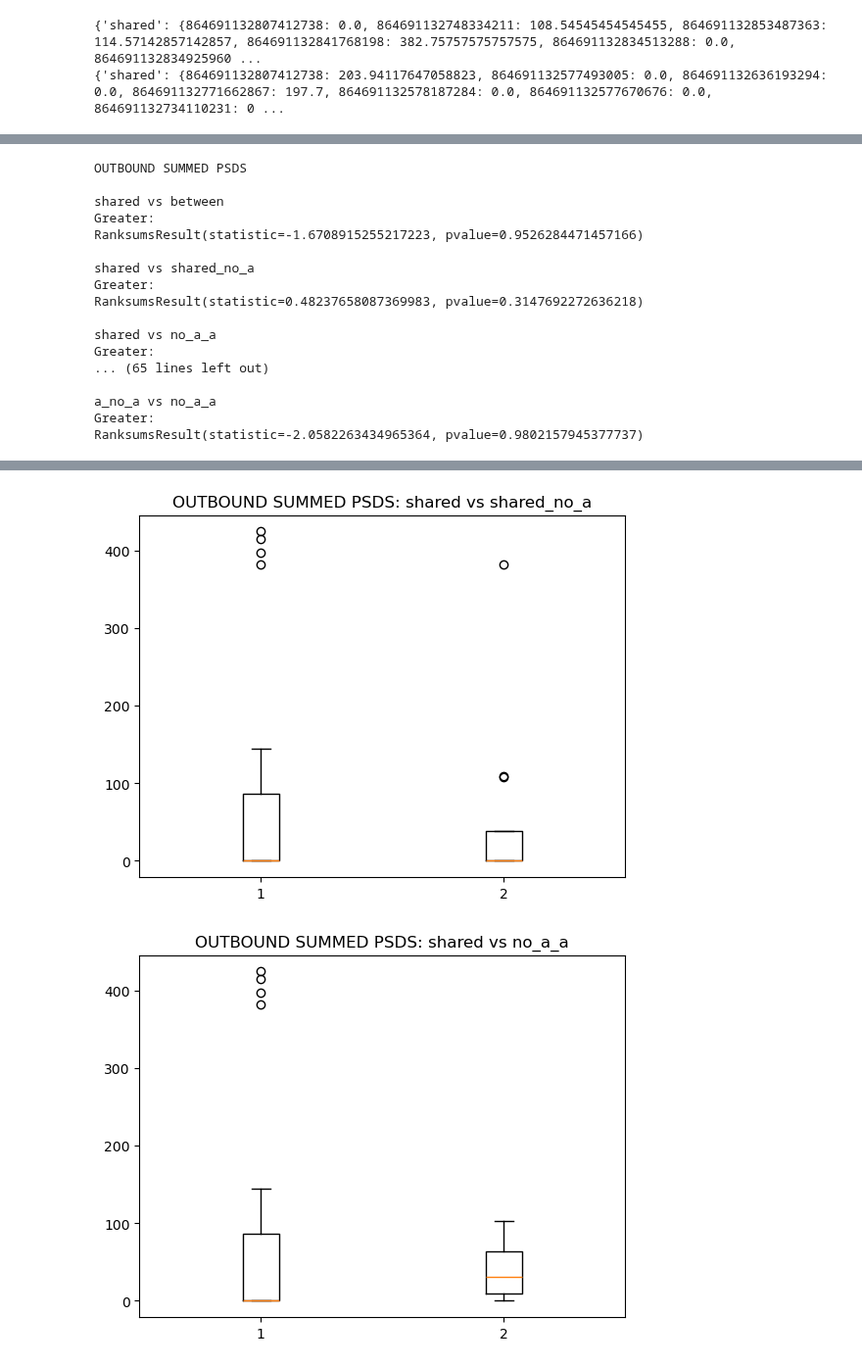
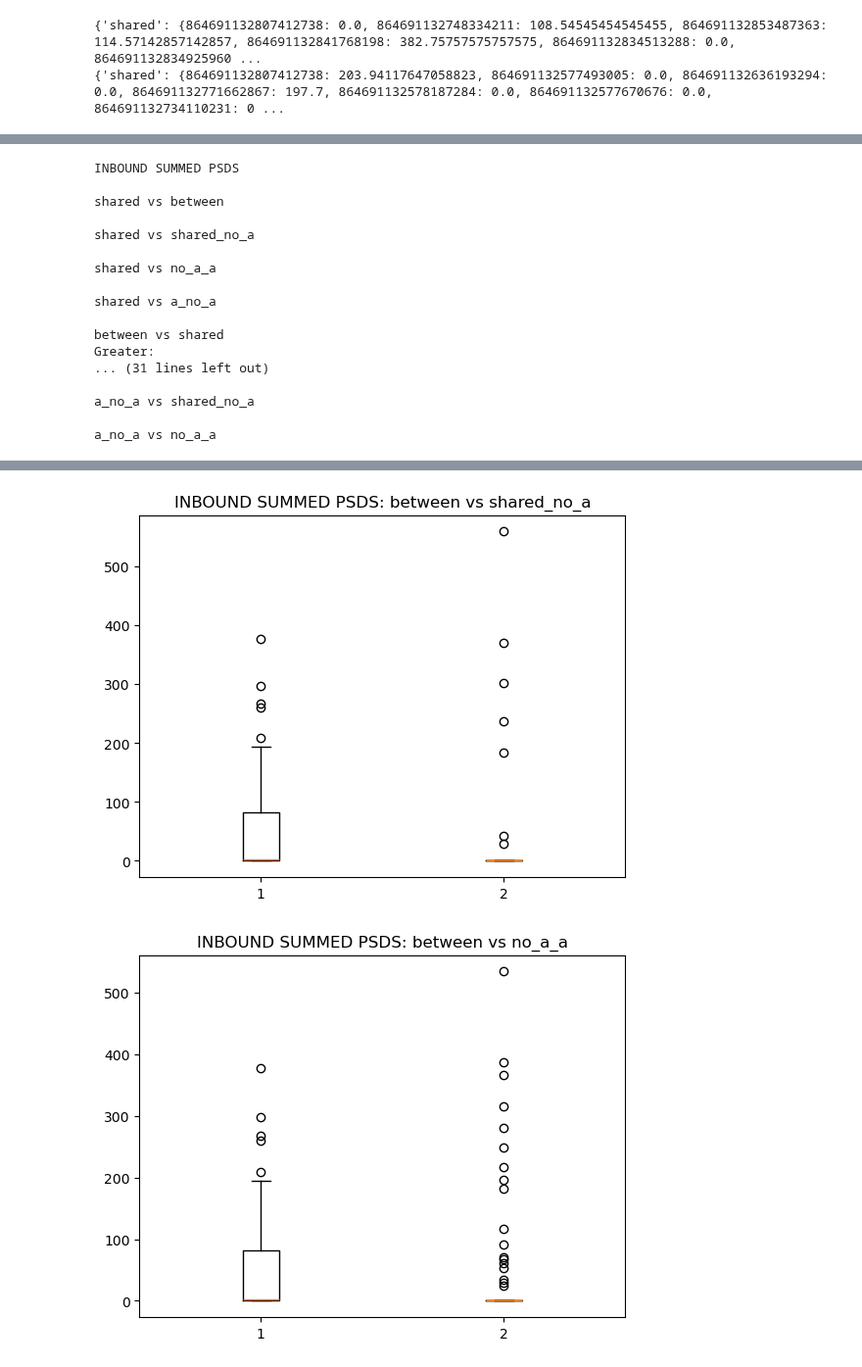
Before and after one commit to Jawagnercarena/Assembly_Organization, a Jupyter notebook: files_to_discuss/stefan_b_monosynaptic_analysis_by_sets.ipynb, the cells around one changed output, grey strips where cells are left out. Shown at 98% size. Saved outputs shown, nothing was run; the diff lists cells and outputs as text; code cells hidden in the pictures.

```diff
--- a/files_to_discuss/stefan_b_monosynaptic_analysis_by_sets.ipynb
+++ b/files_to_discuss/stefan_b_monosynaptic_analysis_by_sets.ipynb
@@ -174,8 +186,8 @@ W_in = {}
 for c in C:
     W_in[c.__name__] = {}
     for i in post_root_ids:
-        if len([j for j in post_root_ids if c(i, j, A)]) > 0:
-            W_in[c.__name__][i] = sum([w[(j, i)] for j in pre_root_ids if c(i, j, A)]) / len([j for j in pre_root_ids if c(i, j, A)])
+        if len([j for j in post_root_ids if c(j, i, A)]) > 0:
+            W_in[c.__name__][i] = sum([w[(j, i)] for j in pre_root_ids if c(j, i, A)]) / len([j for j in pre_root_ids if c(j, i, A)])
 
 S_out = {}
 for c in C:
@@ -188,8 +200,8 @@ S_in = {}
 for c in C:
     S_in[c.__name__] = {}
     for i in post_root_ids:
-        if len([j for j in post_root_ids if c(i, j, A)]) > 0:
-            S_in[c.__name__][i] = sum([s[(j, i)] for j in pre_root_ids if c(i, j, A)]) / len([j for j in pre_root_ids if c(i, j, A)])
+        if len([j for j in post_root_ids if c(j, i, A)]) > 0:
+            S_in[c.__name__][i] = sum([s[(j, i)] for j in pre_root_ids if c(j, i, A)]) / len([j for j in pre_root_ids if c(j, i, A)])
 
 print(W_out)
 print(W_in)
@@ -198,0 +213,21 @@ print(W_in)
+# %%
+# Outbound Statistical tests
+
+print('\n\nOUTBOUND SUMMED PSDS')
+
+for c1 in C:
+    for c2 in C:
+        if c1.__name__ != c2.__name__:
+            print(f'\n{c1.__name__} vs {c2.__name__}')
+            result = stats.ranksums(list(W_out[c1.__name__].values()), list(W_out[c2.__name__].values()), alternative='greater')
+            if result.pvalue < 0.05:
+                print('Greater:')
+                print(result)
+                plt.figure()
+                plt.boxplot([list(W_out[c1.__name__].values()), list(W_out[c2.__name__].values())])
+                plt.title(f'OUTBOUND SUMMED PSDS: {c1.__name__} vs {c2.__name__}')
+            # print('Greater:')
+            # print(result)
+            # plt.figure()
+            # plt.boxplot([list(W_out[c1.__name__].values()), list(W_out[c2.__name__].values())])
+            # plt.title(f'OUTBOUND SUMMED PSDS: {c1.__name__} vs {c2.__name__}')
@@ -199,32 +255,34 @@ print(W_in)
 # %%
-# Outbound Statistical tests
+# Inbound Statistical tests
 
-print('\n\nOUTBOUND SUMMED PSDS')
+print('\n\nINBOUND SUMMED PSDS')
 
 for c1 in C:
     for c2 in C:
         if c1.__name__ != c2.__name__:
             print(f'\n{c1.__name__} vs {c2.__name__}')
-            print('Greater:')
-            print(stats.ranksums(list(W_out[c1.__name__].values()), list(W_out[c2.__name__].values()), alternative='greater'))
-            plt.figure()
-            plt.boxplot([list(W_out[c1.__name__].values()), list(W_out[c2.__name__].values())])
-            plt.title(f'OUTBOUND SUMMED PSDS: {c1.__name__} vs {c2.__name__}')
+            result = stats.ranksums(list(W_in[c1.__name__].values()), list(W_in[c2.__name__].values()), alternative='greater')
+            if result.pvalue < 0.05:
+                print('Greater:')
+                print(result)
+                plt.figure()
+                plt.boxplot([list(W_in[c1.__name__].values()), list(W_in[c2.__name__].values())])
+                plt.title(f'INBOUND SUMMED PSDS: {c1.__name__} vs {c2.__name__}')
 # %% [output]
-OUTBOUND SUMMED PSDS
+INBOUND SUMMED PSDS
 
 shared vs between
-Greater:
-RanksumsResult(statistic=-1.6708915255217223, pvalue=0.9526284471457166)
 
 shared vs shared_no_a
-Greater:
-RanksumsResult(statistic=0.48237658087369983, pvalue=0.3147692272636218)
 
 shared vs no_a_a
+
+shared vs a_no_a
+
+between vs shared
 Greater:
-... (65 lines left out)
+... (31 lines left out)
+
+a_no_a vs shared_no_a
 
 a_no_a vs no_a_a
-Greater:
-RanksumsResult(statistic=-2.0582263434965364, pvalue=0.9802157945377737)
@@ -232,2 +290,2 @@ RanksumsResult(statistic=-2.0582263434965364, pvalue=0.9802157945377737)
-[figure, old version]
+[figure, new version]
-[figure, old version]
+[figure, new version]
```
Also changed, not shown: parts of 8 cells of this notebook.
